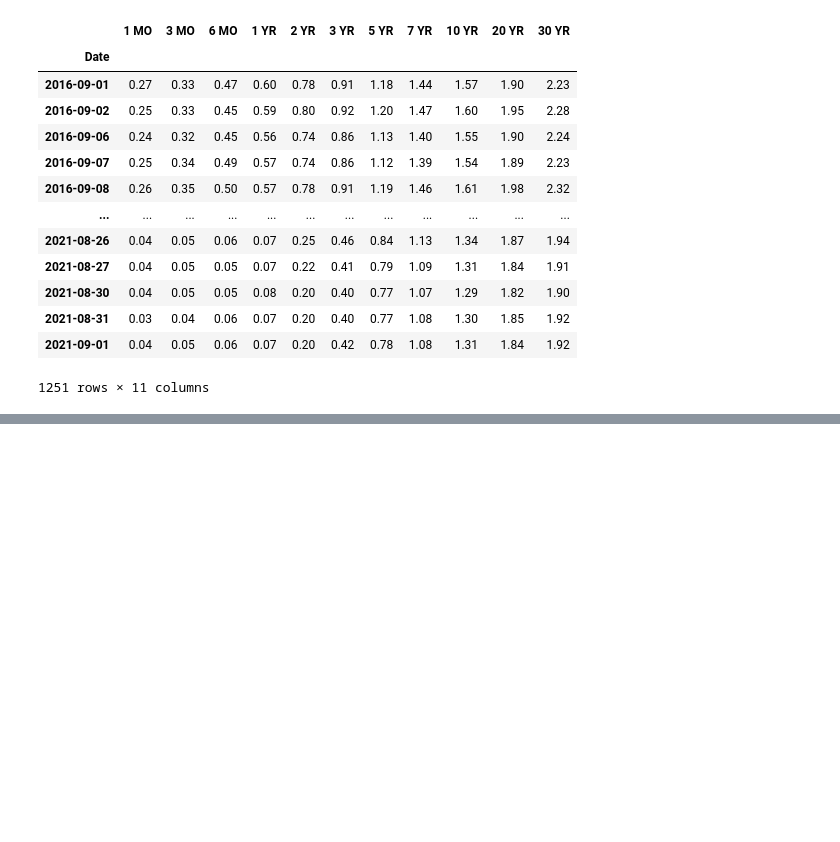
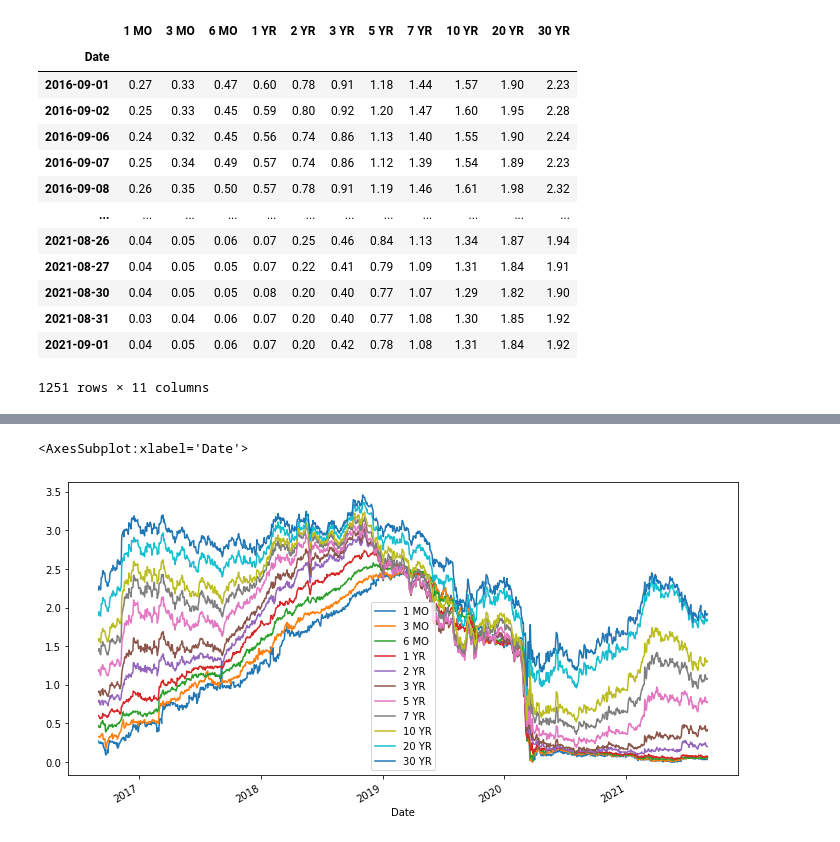
Before and after one commit to Apgt512/Colab-Notebooks, a Jupyter notebook: Modulo II. Algebra Lineal y Probabilidad/Clase 6 septiembre 2021.ipynb, the cells around one changed output, grey strips where cells are left out. Cells and saved outputs as stored; diff of their text form; code cells hidden in the pictures; blank space fills up the shorter version.

```diff
--- a/Modulo II. Algebra Lineal y Probabilidad/Clase 6 septiembre 2021.ipynb
+++ b/Modulo II. Algebra Lineal y Probabilidad/Clase 6 septiembre 2021.ipynb
@@ -463,0 +640,5 @@ data
+# %%
+data.plot(figsize=(12,6))
+# %% [output]
+<AxesSubplot:xlabel='Date'>
+[figure, added]
```
Also changed, not shown: parts of 37 cells of this notebook, 1 other file.
